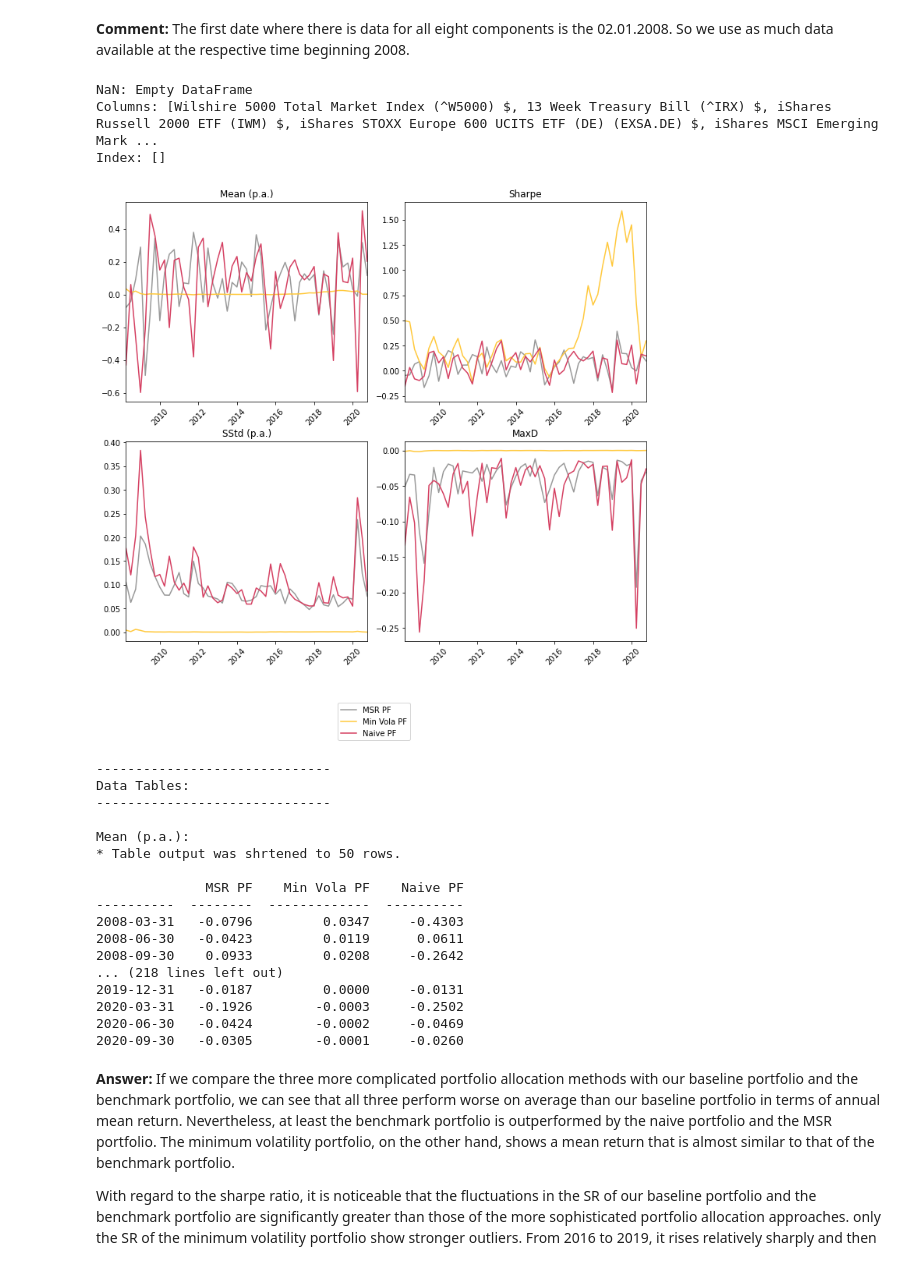
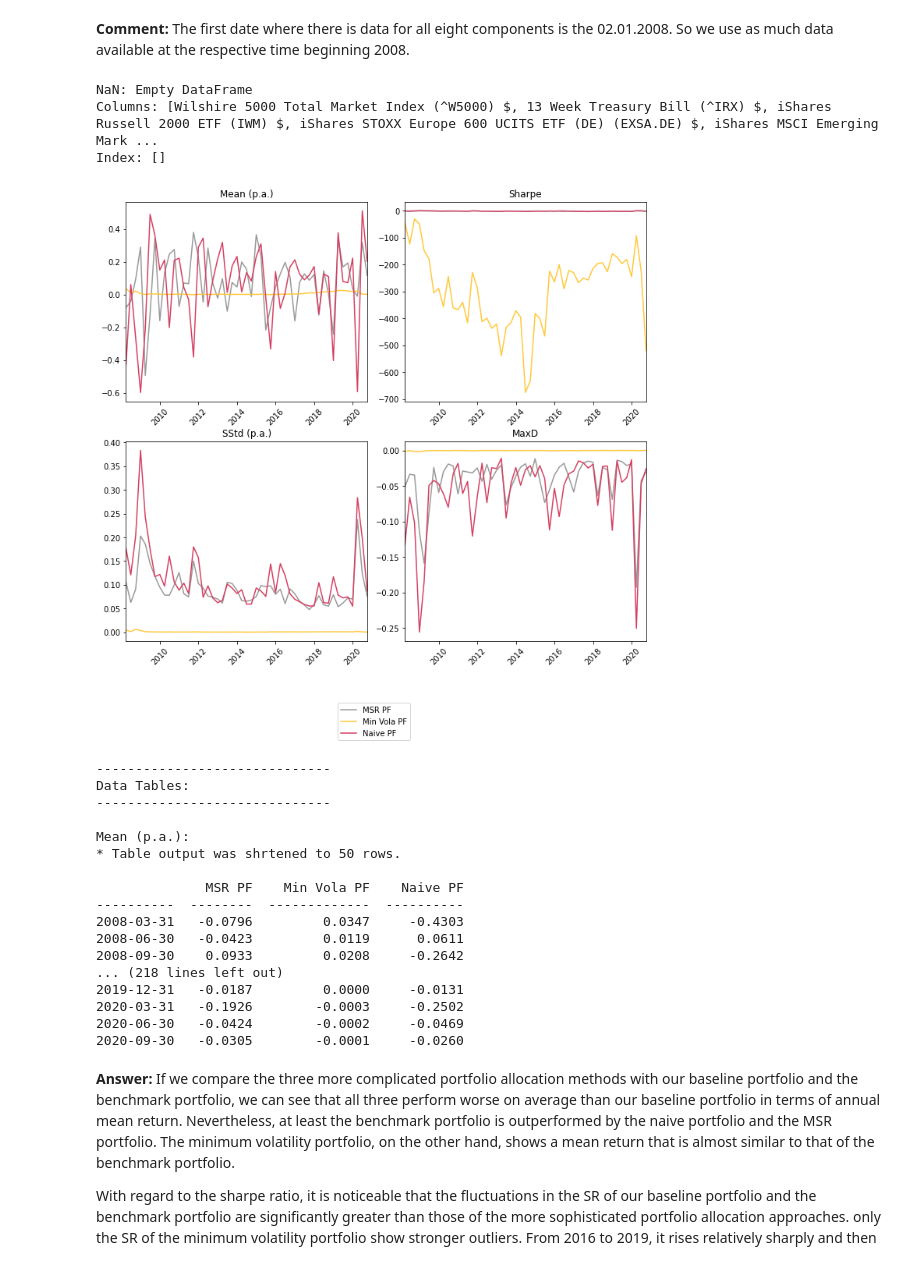
Before and after one commit to vanalmsick/pf_mgt, a Jupyter notebook: pf_mgt/assignment 2.ipynb, the cells around one changed output. Cells and saved outputs as stored; diff of their text form; code cells hidden in the pictures.

```diff
--- a/pf_mgt/assignment 2.ipynb
+++ b/pf_mgt/assignment 2.ipynb
@@ -53,7 +51,9 @@ df1 = get_data_nice_looking(fname, 'ETF & FF Factor Time Series', sheet_props={'
 df1 = DF_column_currency_conversion(df1, ['iShares STOXX Europe 600 UCITS ETF (DE) (EXSA.DE) €'], df1['USD/EUR (EUR=X) €'])
 df1 = DF_column_currency_conversion(df1, ['iShares Core Nikkei 225 ETF (1329.T) ¥'], df1['USD/JPY (JPY=X) ¥'])
 df1.rename(columns={'iShares STOXX Europe 600 UCITS ETF (DE) (EXSA.DE) €':'iShares STOXX Europe 600 UCITS ETF (DE) (EXSA.DE) $', 'iShares Core Nikkei 225 ETF (1329.T) ¥':'iShares Core Nikkei 225 ETF (1329.T) $'}, inplace=True)
-print(df1)
 
 df1 = DF_column_bond_conversion(df1, '13 Week Treasury Bill (^IRX) $', output=False)
+
+r_f = df1['13 Week Treasury Bill (^IRX) $'].pct_change().mean() * 252
+print('Our risk-free rate for this assignment is:',  r_f)
 # %% [output]
@@ -269,36 +255,36 @@ for date, new_df in df_date_period_iterator(df_returns, period='q', true_date=Tr
     tmp_moments_naive = PF_value_with_rebalancing(new_df, tmp_naive_weights, rebalancing='monthly', percentage=True)['PF Total'].rename('Naive PF')
     performace = performace.append(pd.concat([tmp_moments_MSR, tmp_moments_MVola, tmp_moments_naive], axis=1))
 
-    PF_moments[date] = moments(pd.concat([tmp_moments_MSR, tmp_moments_MVola, tmp_moments_naive], axis=1, sort=False), output=['Mean (p.a.)', 'Sharpe', 'SStd (p.a.)', 'MaxD'])
+    PF_moments[date] = moments(pd.concat([tmp_moments_MSR, tmp_moments_MVola, tmp_moments_naive], axis=1, sort=False), output=['Mean (p.a.)', 'Sharpe', 'SStd (p.a.)', 'MaxD'], r_f=r_f)
 
     merged_weights = pd.concat([pd.Series(tmp_MSR_weights).rename('weights_MSR'), pd.Series(tmp_MVola_weights).rename('weights_MVol'), pd.Series(tmp_naive_weights).rename('weights_1/N')], axis=1)
     weights[date] = merged_weights
 
     tmp_returns = tmp_returns.append(new_df)
     tmp_MSR_weights = PF_weights(tmp_returns, output='MSR')
     tmp_MVola_weights = PF_weights(tmp_returns, output='MVol')
     tmp_naive_weights = PF_weights(tmp_returns, output='1/N')
 
 PF_moments = transpose_dict_DF(PF_moments, [('head', 'index'),('dict_key','index')])
 
 weights = transpose_dict_DF(weights, [('head', 'dict_key'),('head', 'index')])
 
 # Show results
 custom_plot(PF_moments)
 
 #Store for exercise 4
 store_exercise_1 = pd.concat([store_exercise_1, performace], axis=1)
 
 
 exp_dict = PF_moments
 exp_dict['DATA'] = df_returns
 exp_dict.update(weights)
 excel_exporter(exp_dict, 'results/assignment_2-exercise_1b.xlsx')
 # %% [output]
 NaN: Empty DataFrame
 Columns: [Wilshire 5000 Total Market Index (^W5000) $, 13 Week Treasury Bill (^IRX) $, iShares Russell 2000 ETF (IWM) $, iShares STOXX Europe 600 UCITS ETF (DE) (EXSA.DE) $, iShares MSCI Emerging Mark ...
 Index: []
-[figure, old version]
+[figure, new version]
 ------------------------------
 Data Tables:
 ------------------------------
```
Also changed, not shown: parts of 20 cells of this notebook, 3 other files.
